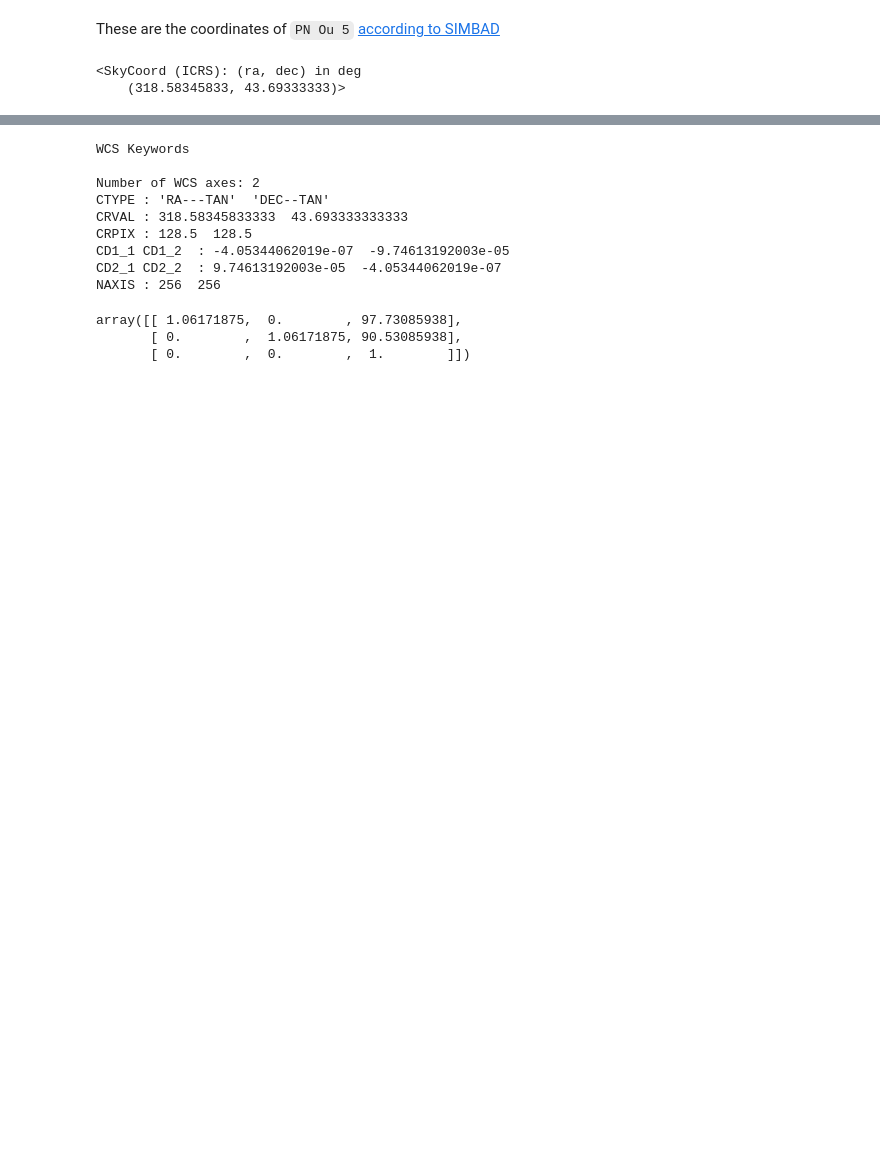
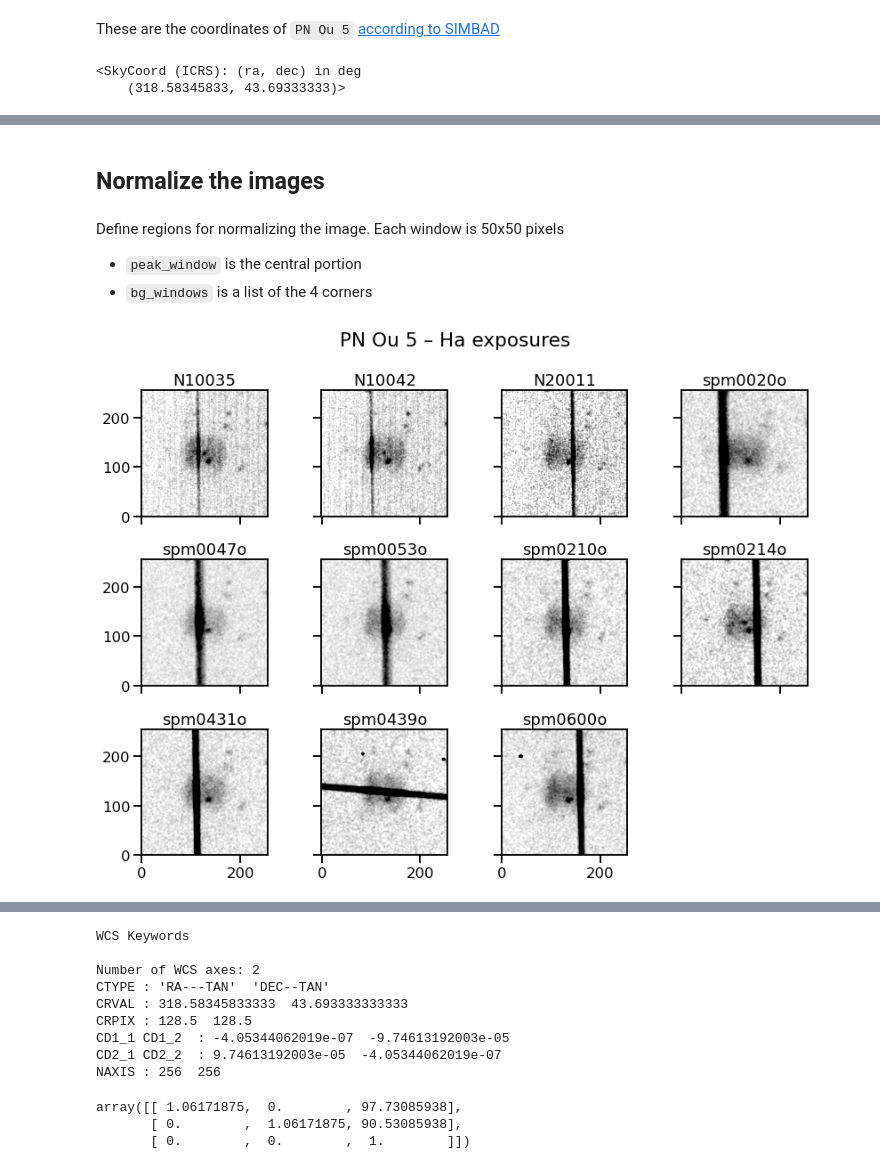
Before and after one commit to will-henney/teresa-pn-ou5, a Jupyter notebook: notebooks/01-00-image-astrometry.ipynb, the cells around one changed output, grey strips where cells are left out. Saved outputs shown, nothing was run; the diff lists cells and outputs as text; code cells hidden in the pictures; blank space fills up the shorter version.

```diff
--- a/notebooks/01-00-image-astrometry.ipynb
+++ b/notebooks/01-00-image-astrometry.ipynb
@@ -51,0 +86,14 @@ sns.set_context("talk")
+# %%
+o3_dict = {}
+with warnings.catch_warnings():
+    warnings.simplefilter('ignore')
+    for _id in o3_list:
+        infile = inpath / f"cr{_id}_b-wcs.fits"
+        hdulist = fits.open(infile)
+        o3_dict[_id] = regrid_images(
+            hdulist,
+            center=c0,
+            pixscale=0.2 * u.arcsec,
+            shape=(256, 256),
+        )
+o3_dict
@@ -66,0 +127,39 @@ ax.set(
+# %% [markdown]
+## Normalize the images
+# %% [markdown]
+Define regions for normalizing the image.  Each window is 50x50 pixels
+* `peak_window` is the central portion
+* `bg_windows` is a list of the 4 corners
+# %%
+peak_window = slice(100, 150), slice(100, 150)
+bg_windows = [
+    (slice(None, 50), slice(None, 50)),
+    (slice(-50, None), slice(None, 50)),
+    (slice(None, 50), slice(-50, None)),
+    (slice(-50, None), slice(-50, None)),
+]
+
+def normalize(im):
+    """Subtract background and divide by peak"""
+    bg = np.mean(
+        [np.median(im[window]) for window in bg_windows]
+    )
+    im_new = im - bg
+    peak = np.median(im_new[peak_window])
+    im_new /= peak
+    return im_new
+# %%
+fig, axes = plt.subplots(
+    3, 4, sharex=True, sharey=True,
+    figsize=(12, 9),
+)
+for ax, (name, hdulist) in zip(axes.flat, ha_dict.items()):
+    hdu = hdulist[0]
+    ax.imshow(normalize(hdu.data), cmap="gray_r", origin="lower", vmin=-0.2, vmax=2.0)
+    ax.set_title(name)
+axes[-1, -1].remove()
+fig.suptitle("PN Ou 5 – Ha exposures")
+fig.tight_layout()
+fig.savefig("ha-image-slit-mosaic.pdf")
+# %% [output]
+[figure, added]
```
Also changed, not shown: parts of 17 cells of this notebook, 9 other files.
